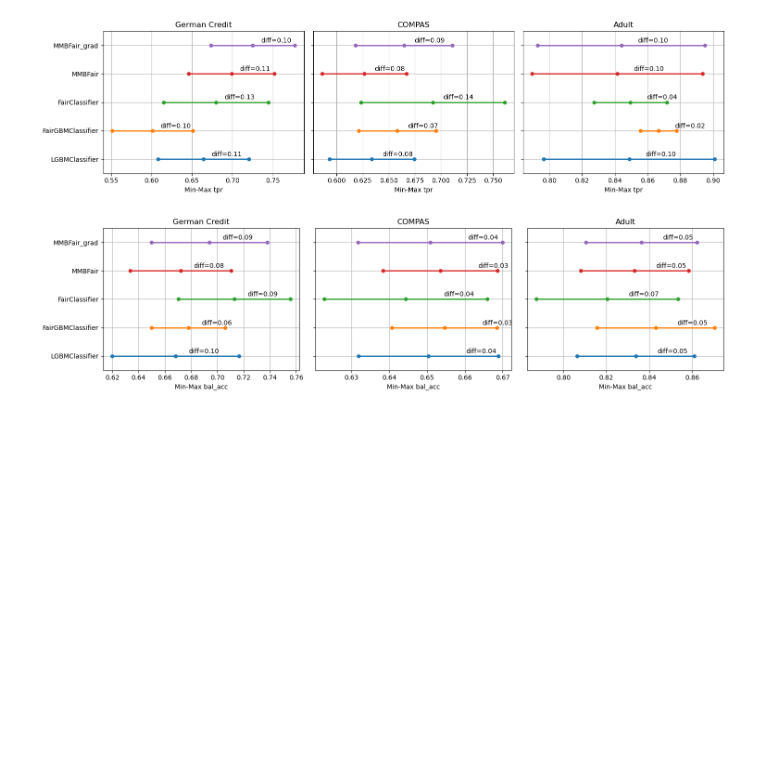
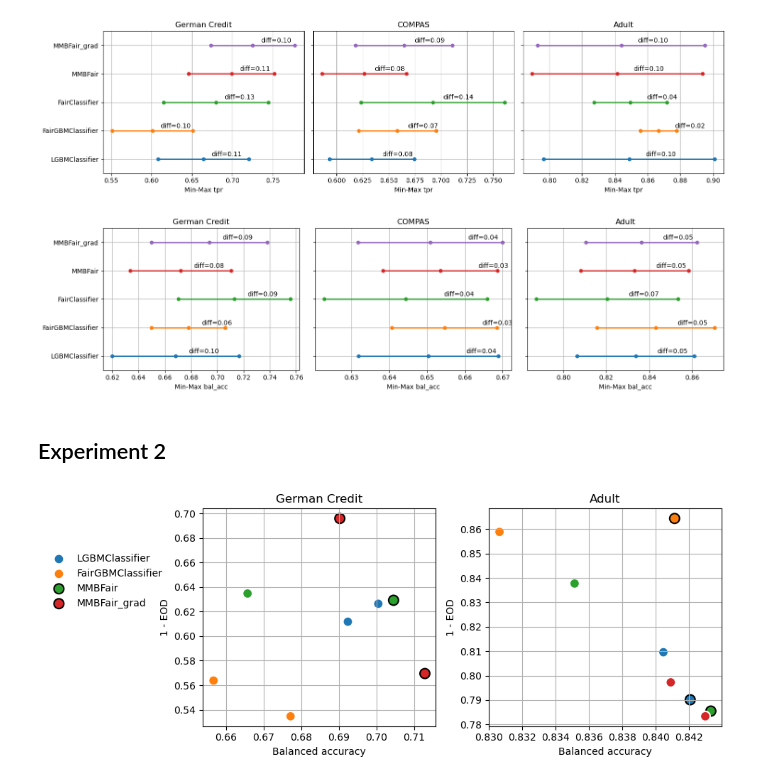
Before and after one commit to hiaac-finance/m2fgb, a Jupyter notebook: notebooks/analyze_results.ipynb, the cells around one changed output. Cells and saved outputs as stored; diff of their text form; code cells hidden in the pictures; blank space fills up the shorter version.

```diff
--- a/notebooks/analyze_results.ipynb
+++ b/notebooks/analyze_results.ipynb
@@ -188,3 +195,65 @@ for k, dataset in enumerate(["german", "compas", "adult"]):
 plt.tight_layout()
 # %% [output]
 [figure]
+# %% [markdown]
+## Experiment 2
+# %%
+fig, axs = plt.subplots(nrows = 1, ncols = 2, figsize = (10, 4))
+
+selected_models = ["LGBMClassifier", "FairGBMClassifier", "MMBFair", "MMBFair_grad"]
+
+
+for k, dataset in enumerate(["german", "adult"]):
+    # load tables
+    models = glob.glob(f"../results/subgroup_experiment/{dataset}/*")
+    results = []
+    for model in models:
+        model_name = "_".join(model.split("/")[-1].split("_")[:-1])
+        alpha = float(model.split("_")[-1])
+        try:
+            df = pd.read_csv(model + "/results.csv")
+            df["model"] = model_name
+            df["fair"] = 1 - abs(df["eod"])
+            df = df[["model", "bal_acc", "fair"]]
+            df = df.groupby("model").mean().reset_index()
+            results.append(df)
+        except:
+            continue
+
+
+    results = pd.concat(results).reset_index(drop=True)
+
+
+    dominated = []
+    for i, row in results.iterrows():
+        is_dominated = False
+        for j, row2 in results.iterrows():
+            if i == j:
+                continue
+            if row["bal_acc"] <= row2["bal_acc"] and row["fair"] <= row2["fair"]:
+                is_dominated = True
+                break
+        dominated.append(is_dominated)
+    results["dominated"] = dominated
+
+    for model in selected_models:
+        df = results[results["model"] == model]
+        axs[k].scatter(
+            df["bal_acc"],
+            df["fair"],
+            label=model,
+            ec = ["white" if dominated else "black" for dominated in df["dominated"]],
+            s = 100,
+            lw = 1.5
+        )
+
+
+    axs[k].grid()
+    axs[k].set_title(dataset_names[dataset])
+    axs[k].set_xlabel("Balanced accuracy")
+    axs[k].set_ylabel("1 - EOD")
+    if k == 0:
+        axs[0].legend(loc="lower left", bbox_to_anchor=(-0.7, 0.5), frameon=False)
+plt.tight_layout()
+# %% [output]
+[figure, added]
```
Also changed, not shown: parts of 6 cells of this notebook.
